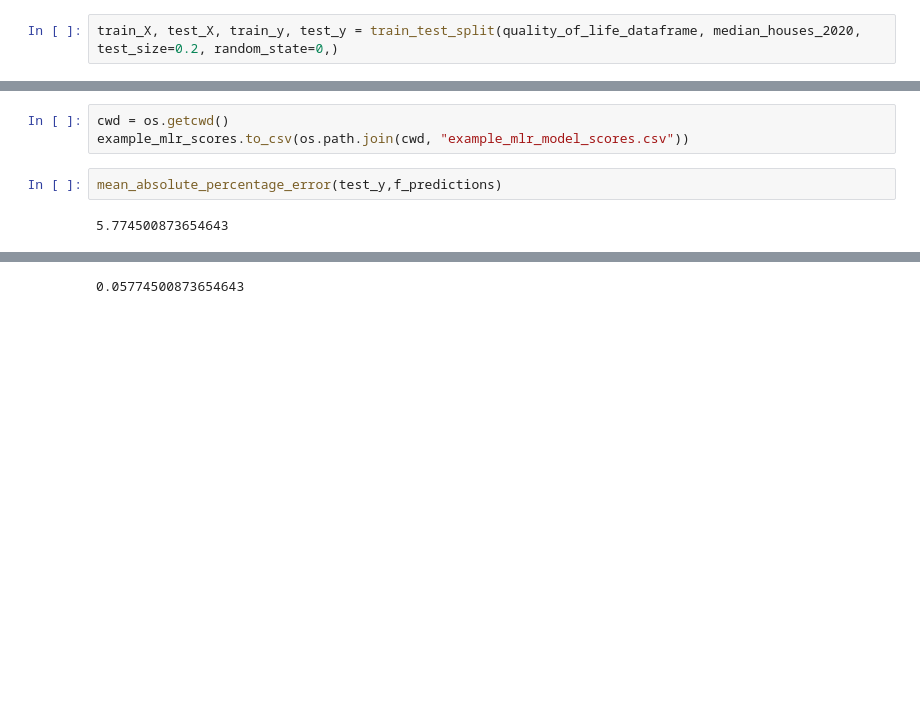
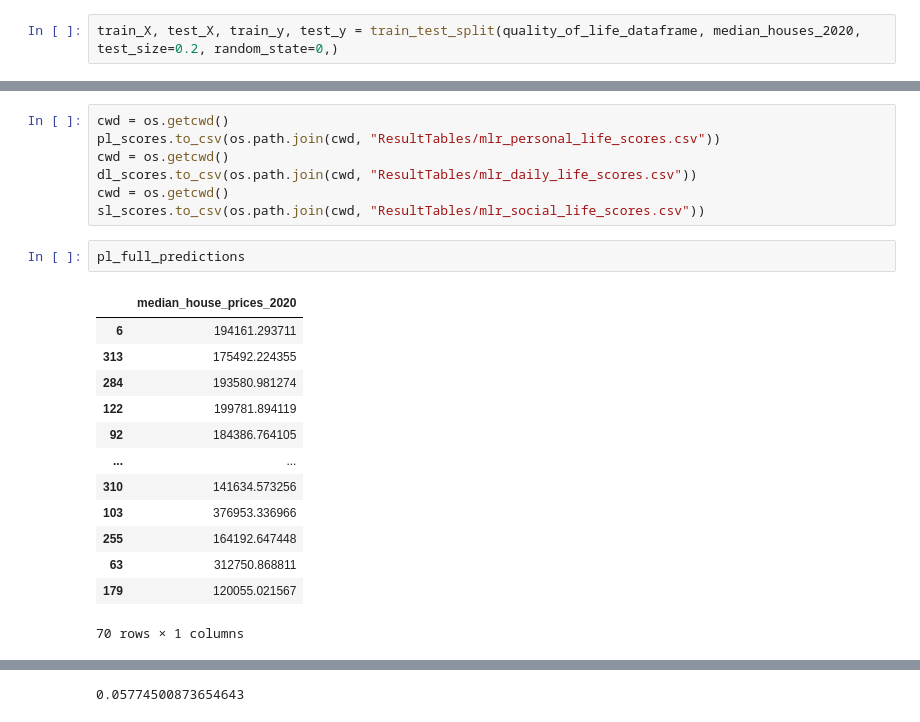
Before and after one commit to SIthodox2286/mdm_3_phace_C, a Jupyter notebook: multi_variable_linear_regression_analysis.ipynb, the cells around one changed output, grey strips where cells are left out. Saved outputs shown, nothing was run; the diff lists cells and outputs as text; blank space fills up the shorter version.

```diff
--- a/multi_variable_linear_regression_analysis.ipynb
+++ b/multi_variable_linear_regression_analysis.ipynb
@@ -139,8 +268,24 @@ plt.show()
 # %%
 cwd = os.getcwd()
-example_mlr_scores.to_csv(os.path.join(cwd, "example_mlr_model_scores.csv"))
+pl_scores.to_csv(os.path.join(cwd, "ResultTables/mlr_personal_life_scores.csv"))
+cwd = os.getcwd()
+dl_scores.to_csv(os.path.join(cwd, "ResultTables/mlr_daily_life_scores.csv"))
+cwd = os.getcwd()
+sl_scores.to_csv(os.path.join(cwd, "ResultTables/mlr_social_life_scores.csv"))
-# %%
-mean_absolute_percentage_error(test_y,f_predictions)
-# %% [output]
-5.774500873654643
+# %%
+pl_full_predictions
+# %% [output]
+|  | median_house_prices_2020 |
+| 6 | 194161.293711 |
+| 313 | 175492.224355 |
+| 284 | 193580.981274 |
+| 122 | 199781.894119 |
+| 92 | 184386.764105 |
+| ... | ... |
+| 310 | 141634.573256 |
+| 103 | 376953.336966 |
+| 255 | 164192.647448 |
+| 63 | 312750.868811 |
+| 179 | 120055.021567 |
+70 rows × 1 columns
 # %%
```
Also changed, not shown: parts of 22 cells of this notebook, 13 other files.
